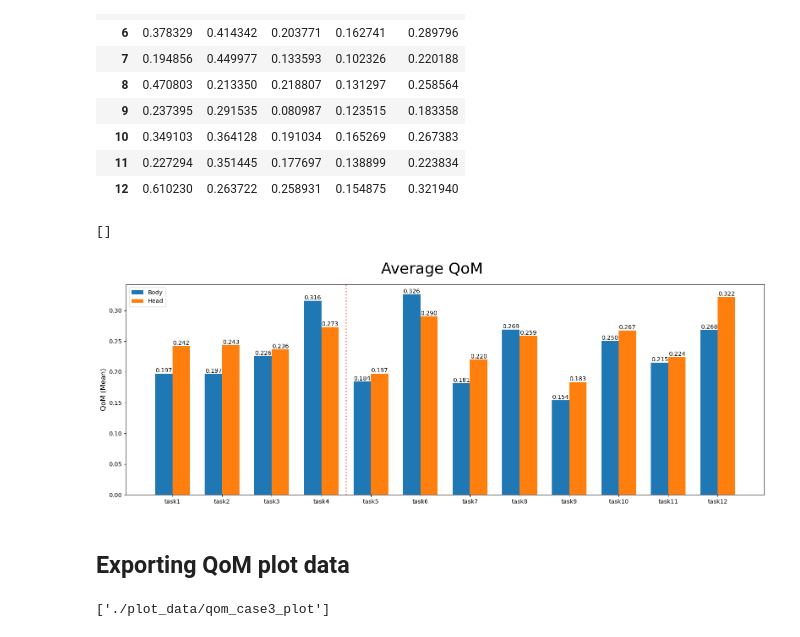
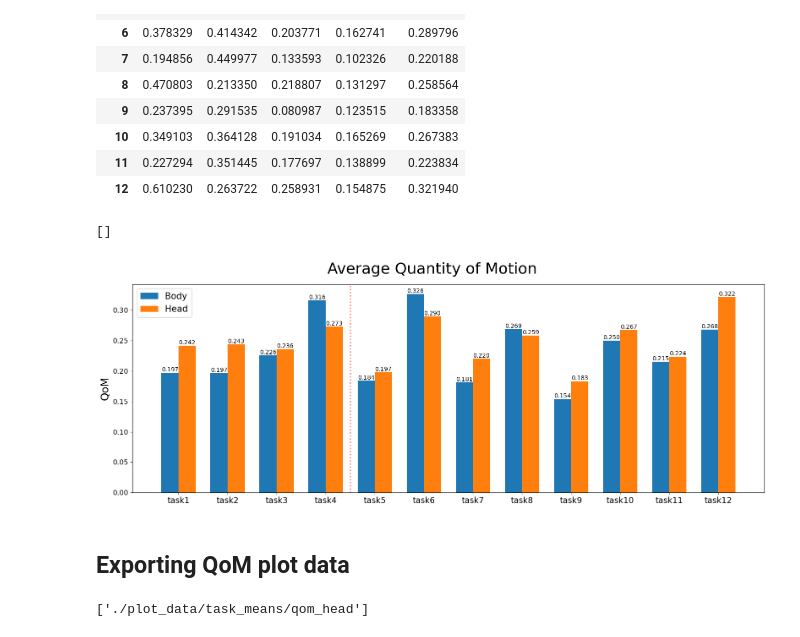
Before and after one commit to wnetzel/Pilot-Study, a Jupyter notebook: Notebooks/QoM.ipynb, the cells around one changed output. Cells and saved outputs as stored; diff of their text form; code cells hidden in the pictures.

Commit message:
Plot update (task averages)

```diff
--- a/Notebooks/QoM.ipynb
+++ b/Notebooks/QoM.ipynb
@@ -901,33 +901,35 @@ qom_case3_avg
 # %%
 x = np.arange(len(labels))  # the label locations
 width = 0.35  # the width of the bars
 
 fig, ax = plt.subplots(figsize=(16,6))
 
-fig.suptitle('Average QoM', fontsize=26)
+fig.suptitle('Average Quantity of Motion', fontsize=26)
 
 rects1 = ax.bar(x - width/2, qom_case2_avg['task_mean'], width, label='Body')
 rects2 = ax.bar(x + width/2, qom_case3_avg['task_mean'], width, label='Head')
 
-ax.set_ylabel('QoM (Mean)', fontsize=12)
+ax.set_ylabel('QoM', fontsize=18)
 
 # Border between Impro and Scales
 ax.axvline(x=3.5, ls=':', lw=2, c='r', alpha=0.5)
 
 ax.bar_label(rects1, label_type='edge', fmt='%.3f')
 ax.bar_label(rects2, label_type='edge', fmt='%.3f')
 
 ax.set_xticks(x, labels)
-ax.set_xticks(x, labels)
 
-ax.legend()
+plt.xticks(fontsize=14)
+plt.yticks(fontsize=12)
+
+ax.legend(fontsize=15)
 
 plt.tight_layout()
 plt.savefig("./plots/qom_avg.pdf")
 plt.plot()
 # %% [output]
 []
-[figure, old version]
+[figure, new version]
 # %% [markdown]
 ## Exporting QoM plot data
 # %%
@@ -940,5 +942,8 @@ joblib.dump(labels, folder+'labels')
 joblib.dump(qom_case1_plot, folder+'qom_case1_plot')
 joblib.dump(qom_case2_plot, folder+'qom_case2_plot')
 joblib.dump(qom_case3_plot, folder+'qom_case3_plot')
+
+joblib.dump(qom_case2_avg['task_mean'], folder+'task_means/qom_body')
+joblib.dump(qom_case3_avg['task_mean'], folder+'task_means/qom_head')
 # %% [output]
-['./plot_data/qom_case3_plot']
+['./plot_data/task_means/qom_head']
```
Also changed, not shown: 9 other files.
